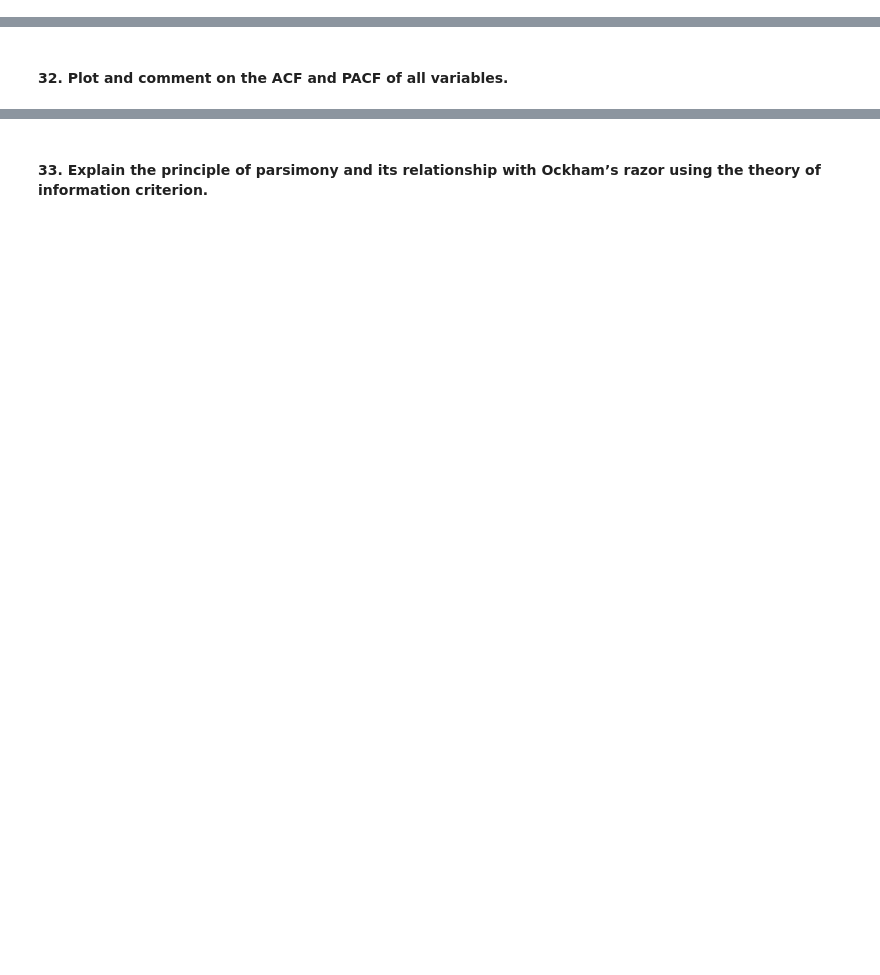
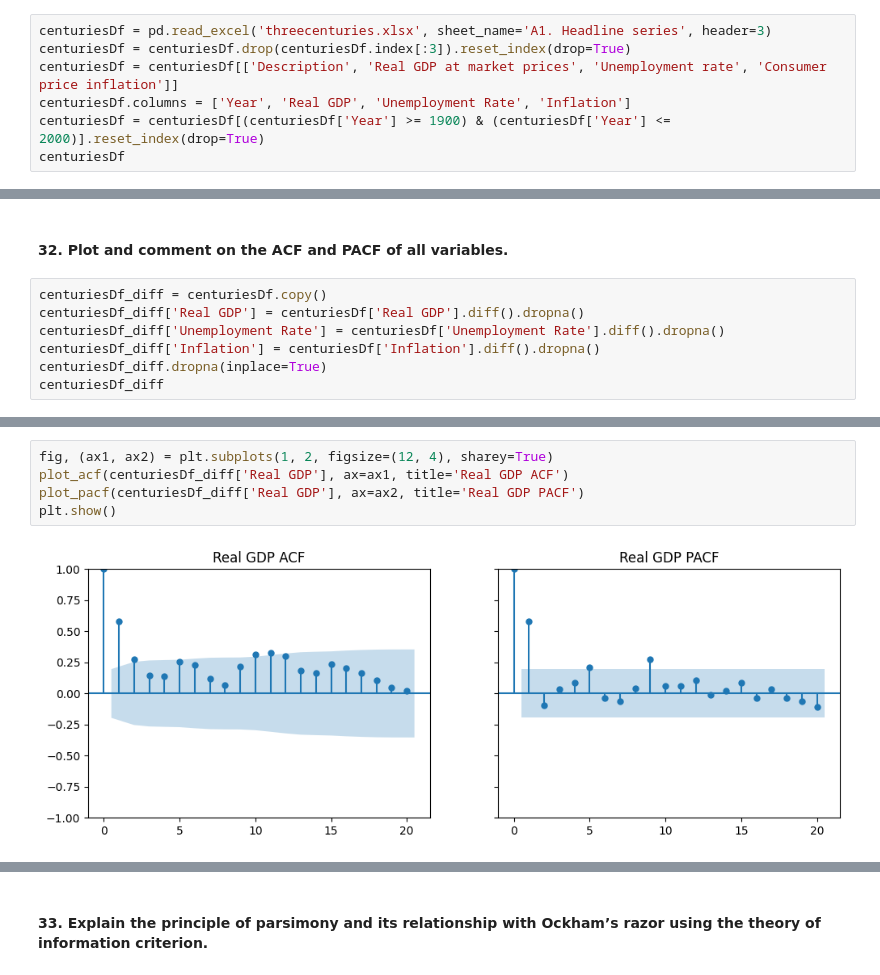
Before and after one commit to rafaela-pinheiro/FinalProjectEconometrics, a Jupyter notebook: project1.ipynb, the cells around one changed output, grey strips where cells are left out. Saved outputs shown, nothing was run; the diff lists cells and outputs as text; blank space fills up the shorter version.

```diff
--- a/project1.ipynb
+++ b/project1.ipynb
@@ -755,3 +843,10 @@ else:
 # %% [markdown]
 ### Part 3 - Time Series Data
 Using the threecenturies_v2.3 datasets.
+# %%
+centuriesDf = pd.read_excel('threecenturies.xlsx', sheet_name='A1. Headline series', header=3)
+centuriesDf = centuriesDf.drop(centuriesDf.index[:3]).reset_index(drop=True)
+centuriesDf = centuriesDf[['Description', 'Real GDP at market prices', 'Unemployment rate', 'Consumer price inflation']]
+centuriesDf.columns = ['Year', 'Real GDP', 'Unemployment Rate', 'Inflation']
+centuriesDf = centuriesDf[(centuriesDf['Year'] >= 1900) & (centuriesDf['Year'] <= 2000)].reset_index(drop=True)
+centuriesDf
@@ -774,2 +1011,9 @@ Using the threecenturies_v2.3 datasets.
 # %% [markdown]
 #### **32. Plot and comment on the ACF and PACF of all variables.**
+# %%
+centuriesDf_diff = centuriesDf.copy()
+centuriesDf_diff['Real GDP'] = centuriesDf['Real GDP'].diff().dropna()
+centuriesDf_diff['Unemployment Rate'] = centuriesDf['Unemployment Rate'].diff().dropna()
+centuriesDf_diff['Inflation'] = centuriesDf['Inflation'].diff().dropna()
+centuriesDf_diff.dropna(inplace=True)
+centuriesDf_diff
@@ -775,0 +1034,7 @@ Using the threecenturies_v2.3 datasets.
+# %%
+fig, (ax1, ax2) = plt.subplots(1, 2, figsize=(12, 4), sharey=True)
+plot_acf(centuriesDf_diff['Real GDP'], ax=ax1, title='Real GDP ACF')
+plot_pacf(centuriesDf_diff['Real GDP'], ax=ax2, title='Real GDP PACF')
+plt.show()
+# %% [output]
+[figure, added]
```
Also changed, not shown: parts of 54 cells of this notebook, 1 other file.
